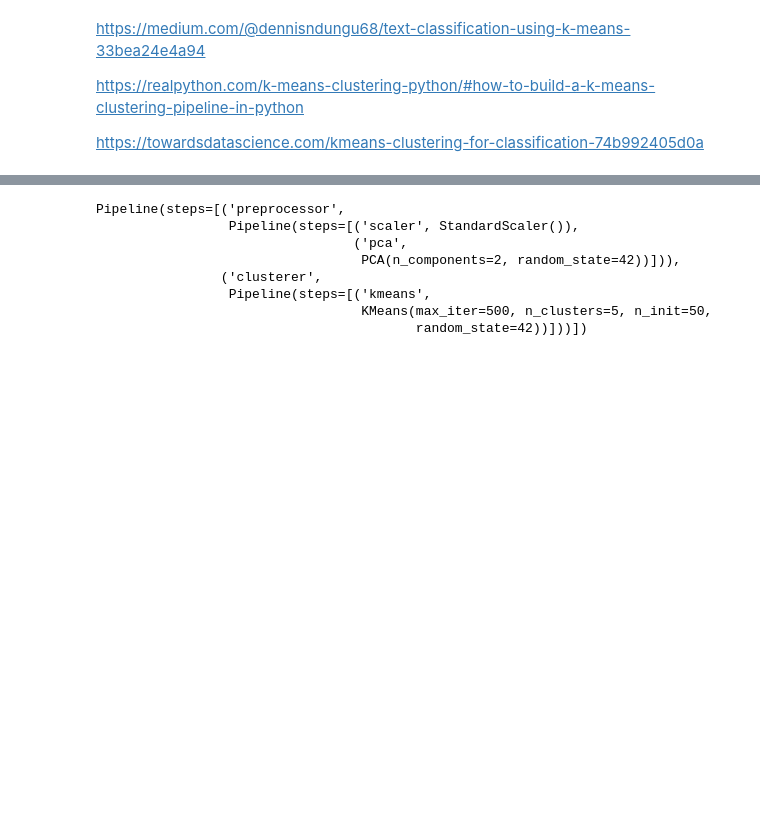
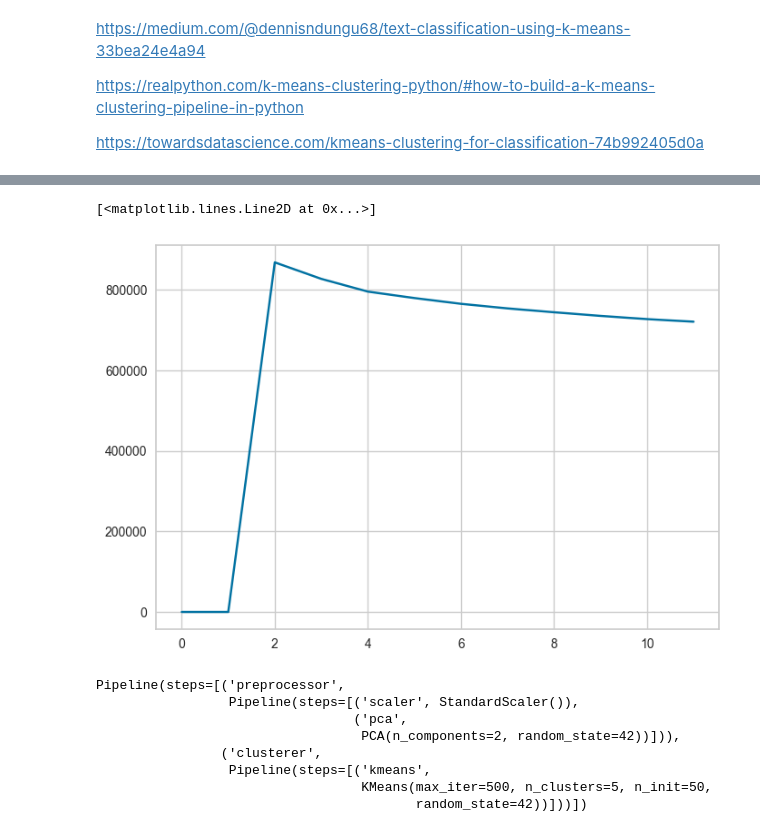
Before and after one commit to oskarkris/cluster_project, a Jupyter notebook: KMeans.ipynb, the cells around one changed output, grey strips where cells are left out. Saved outputs shown, nothing was run; the diff lists cells and outputs as text; code cells hidden in the pictures; blank space fills up the shorter version.

```diff
--- a/KMeans.ipynb
+++ b/KMeans.ipynb
@@ -45,3 +116,8 @@ data = vectorizer.fit_transform(df["clean_abstract"]).toarray()
+# %%
+plt.plot([0, 0] + sse)
+# %% [output]
+[<matplotlib.lines.Line2D at 0x...>]
+[figure, added]
 # %%
 n_clusters = 5
 
```
Also changed, not shown: parts of 13 cells of this notebook.
